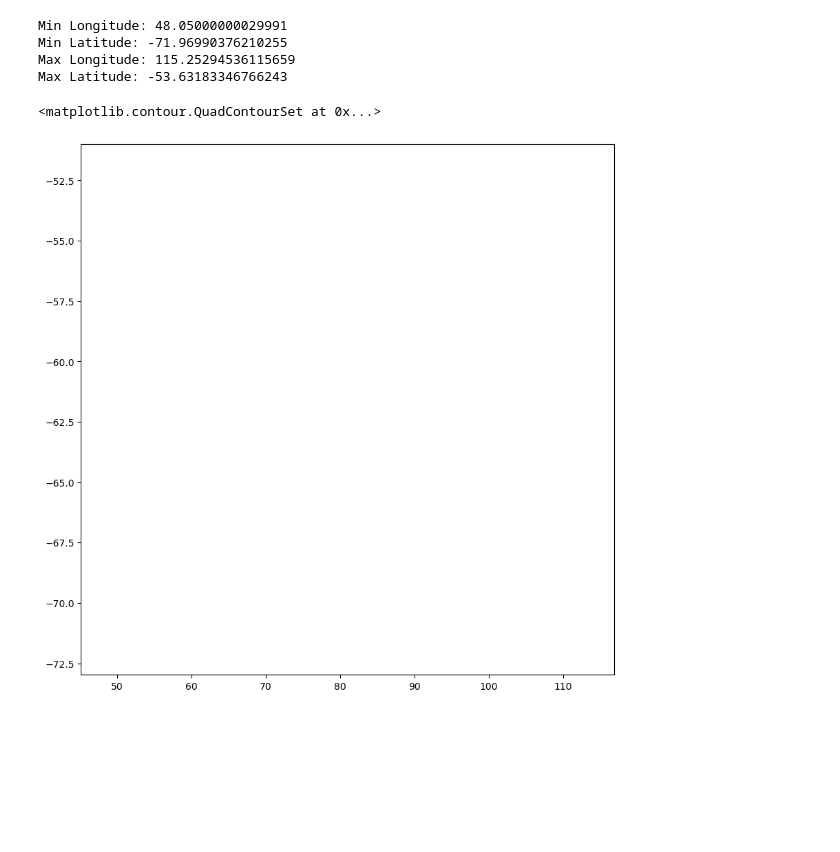
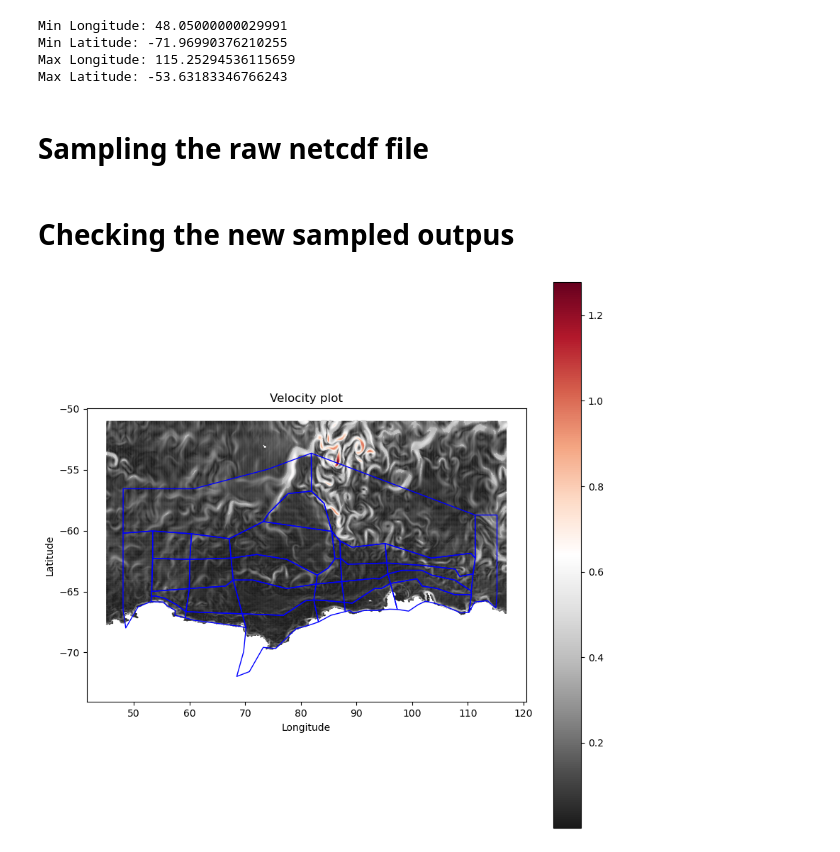
Before and after one commit to jporobicg/Tool_kitchen, a Jupyter notebook: Get_grids.ipynb, the cells around one changed output. Saved outputs shown, nothing was run; the diff lists cells and outputs as text; code cells hidden in the pictures; blank space fills up the shorter version.

```diff
--- a/Get_grids.ipynb
+++ b/Get_grids.ipynb
@@ -129,25 +129,45 @@ Min Longitude: 48.05000000029991
 Min Latitude: -71.96990376210255
 Max Longitude: 115.25294536115659
 Max Latitude: -53.63183346766243
-# %%
-## getting new file after using the netcdf sample code:
-# Open the netCDF file using xarray
-ds = xr.open_dataset('new_u.nc')
-#print(ds)
-# # Extract the latitude and longitude arrays using numpy
-lat = np.array(ds['yu_ocean'])
-lon = np.array(ds['xu_ocean'])
-# # get the minimum value for longitude
-# # Extract one time step and one depth of the u array using isel
-u = ds['u'].isel(time=0, st_ocean=0)
-#print(ds['u'])
-
-lon_mesh, lat_mesh = np.meshgrid(lon, lat)
-
-# Create a figure with the new projection
-fig, ax = plt.subplots(figsize=(10, 10))
-# Plot the new u component
-ax.contourf(lon_mesh, lat_mesh, u, 20, cmap='RdGy')
-# %% [output]
-<matplotlib.contour.QuadContourSet at 0x...>
-[figure, removed]
+# %% [markdown]
+# Sampling the raw netcdf file
+# %% [markdown]
+# Checking the new sampled outpus
+# %%
+u_file='temporal_input/u_1999_01.nc'
+v_file='temporal_input/v_1999_01.nc'
+# Open the netCDF file using xarray
+dsu = xr.open_dataset(u_file)
+dsv = xr.open_dataset(v_file)
+# Extract the latitude and longitude arrays using numpy
+lat = np.array(dsu['yu_ocean'])
+lon = np.array(dsu['xu_ocean'])
+# get the minimum value for longitude
+# Extract one time step and one depth of the u array using isel
+u = dsu['u'].isel(time=10, st_ocean=4)
+v = dsv['v'].isel(time=10, st_ocean=4)
+
+import matplotlib.pyplot as plt
+
+# Calculate the magnitude of the vectors
+magnitude = np.sqrt(u.values**2 + v.values**2)
+
+# Create a new figure with a larger size
+plt.figure(figsize=(10, 10))
+
+# Create a quiver plot with the magnitude as the color
+Q = plt.quiver(lon, lat, u.values, v.values, magnitude, cmap='RdGy_r')
+df.plot(ax=plt.gca(), color='none', edgecolor='blue')
+
+# Add a colorbar
+plt.colorbar(Q)
+
+# Set the title and labels
+plt.title('Velocity plot')
+plt.xlabel('Longitude')
+plt.ylabel('Latitude')
+
+# Show the plot
+plt.show()
+# %% [output]
+[figure, added]
```
Also changed, not shown: parts of 1 cell of this notebook.
